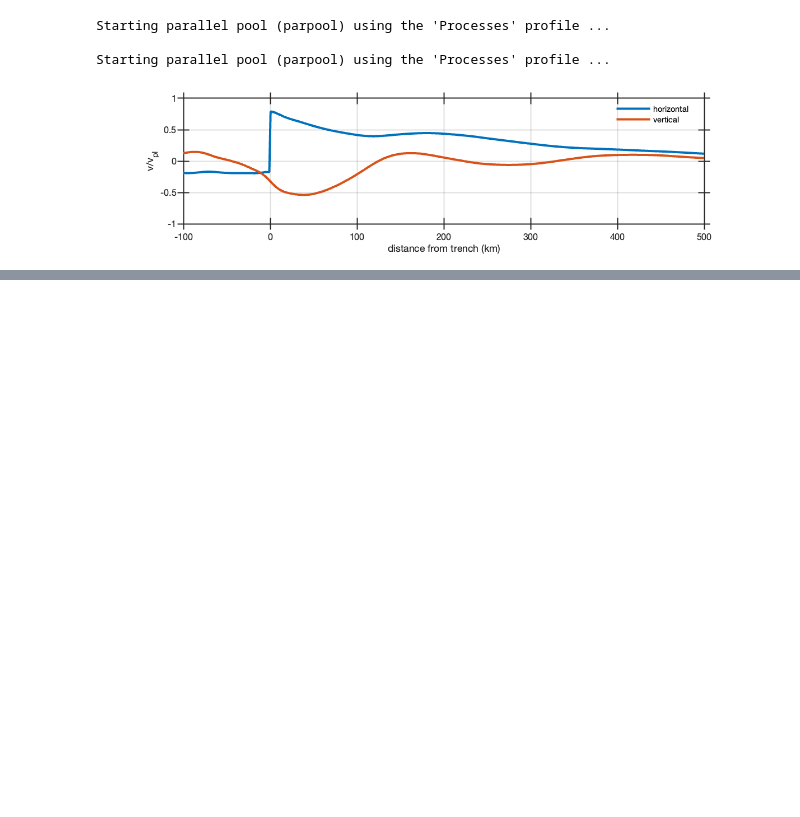
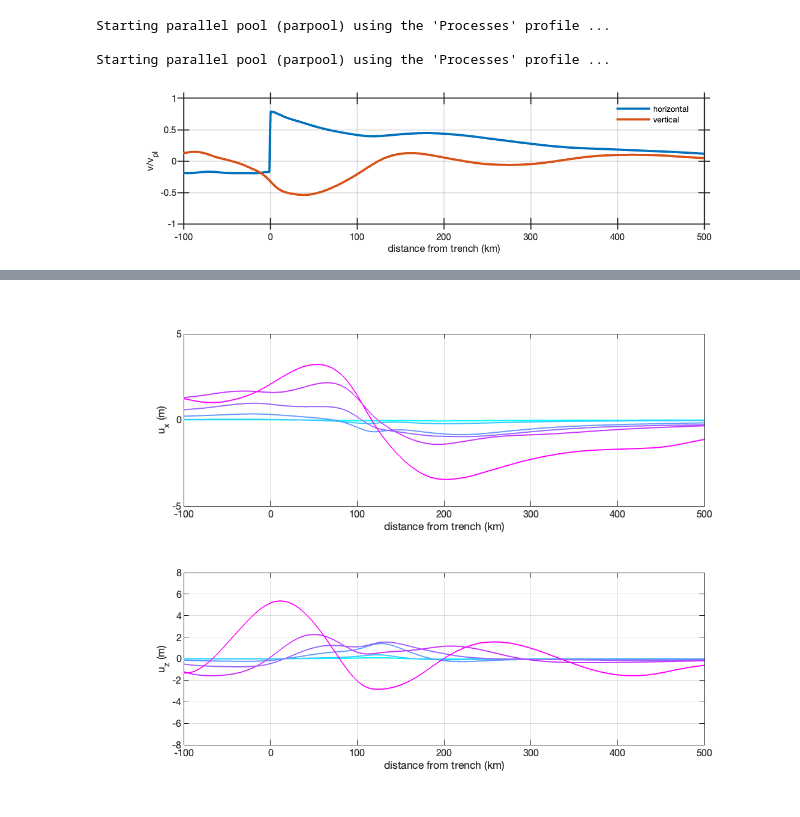
Before and after one commit to mallickrishg/I2EC_2d, a Jupyter notebook: I2EC_linearVEcycles.ipynb, the cells around one changed output, grey strips where cells are left out. Cells and saved outputs as stored; diff of their text form; code cells hidden in the pictures; blank space fills up the shorter version.

```diff
--- a/I2EC_linearVEcycles.ipynb
+++ b/I2EC_linearVEcycles.ipynb
@@ -287,7 +287,8 @@ sol_initial = sol_interseismic + deltastrainrate;
 # %%
 % tvec = [30,365,5*365].*86400;% seconds
 % tvec = [5,10,15,20,50,100].*3.15e7;
-tvec = [[10,365,1500,7000].*86400, Trecur];
+tvec = [[7,30,365,1500,7000].*86400, Trecur];
+cspec = cool(length(tvec));
 
 slip = zeros(rcv.N,length(tvec));
 e22 = zeros(shz.N,length(tvec));
@@ -407,0 +352,45 @@ set(gca,'FontSize',8,'LineWidth',0.5)
+# %%
+gps = [];
+gps.obs = obs;
+gps.vx = (devl.KO(:,:,1)*(V-rcv.Vpl) + ...
+          devl.LO(:,:,1,1)*(e22dot-shz.e22pl) + ...
+          devl.LO(:,:,1,2)*(e23dot-shz.e23pl) - ...
+          Gx_d*(hinge.Vpl.*Vpl))';
+gps.vz = (devl.KO(:,:,2)*(V-rcv.Vpl) + ...
+          devl.LO(:,:,2,1)*(e22dot-shz.e22pl) + ...
+          devl.LO(:,:,2,2)*(e23dot-shz.e23pl) - ...
+          Gz_d*(hinge.Vpl.*Vpl))';
+
+gps.ux = (devl.KO(:,:,1)*(slip-rcv.Vpl*tvec) + ...
+          devl.LO(:,:,1,1)*(e22-shz.e22pl*tvec) + ...
+          devl.LO(:,:,1,2)*(e23-shz.e23pl*tvec) - ...
+          1.*Gx_d * (hinge.Vpl.*Vpl)*tvec)';
+gps.uz = (devl.KO(:,:,2)*(slip-rcv.Vpl*tvec) + ...
+          devl.LO(:,:,2,1)*(e22-shz.e22pl*tvec) + ...
+          devl.LO(:,:,2,2)*(e23-shz.e23pl*tvec) - ...
+          1.*Gz_d * (hinge.Vpl.*Vpl)*tvec)';
+
+% postseismic displacements (interseismic corrected)
+figure(13),clf
+subplot(2,1,1)
+toplot = gps.ux' - vx_int*tvec;
+for i = 1:length(tvec)
+    plot(obs(:,1)./1e3,toplot(:,i),'LineWidth',1,'Color',cspec(i,:)), hold on
+end
+axis tight, grid on
+ylim([-1 1]*5)
+xlabel('distance from trench (km)')
+ylabel('u_x (m)')
+set(gca,'FontSize',8,'LineWidth',0.5)
+subplot(2,1,2)
+toplot = gps.uz' - vz_int*tvec;
+for i = 1:length(tvec)
+    plot(obs(:,1)./1e3,toplot(:,i),'LineWidth',1,'Color',cspec(i,:)), hold on
+end
+axis tight, grid on
+ylim([-1 1]*8)
+xlabel('distance from trench (km)')
+ylabel('u_z (m)')
+set(gca,'FontSize',8,'LineWidth',0.5)
+# %% [output]
+[figure, added]
```
Also changed, not shown: parts of 3 cells of this notebook.
